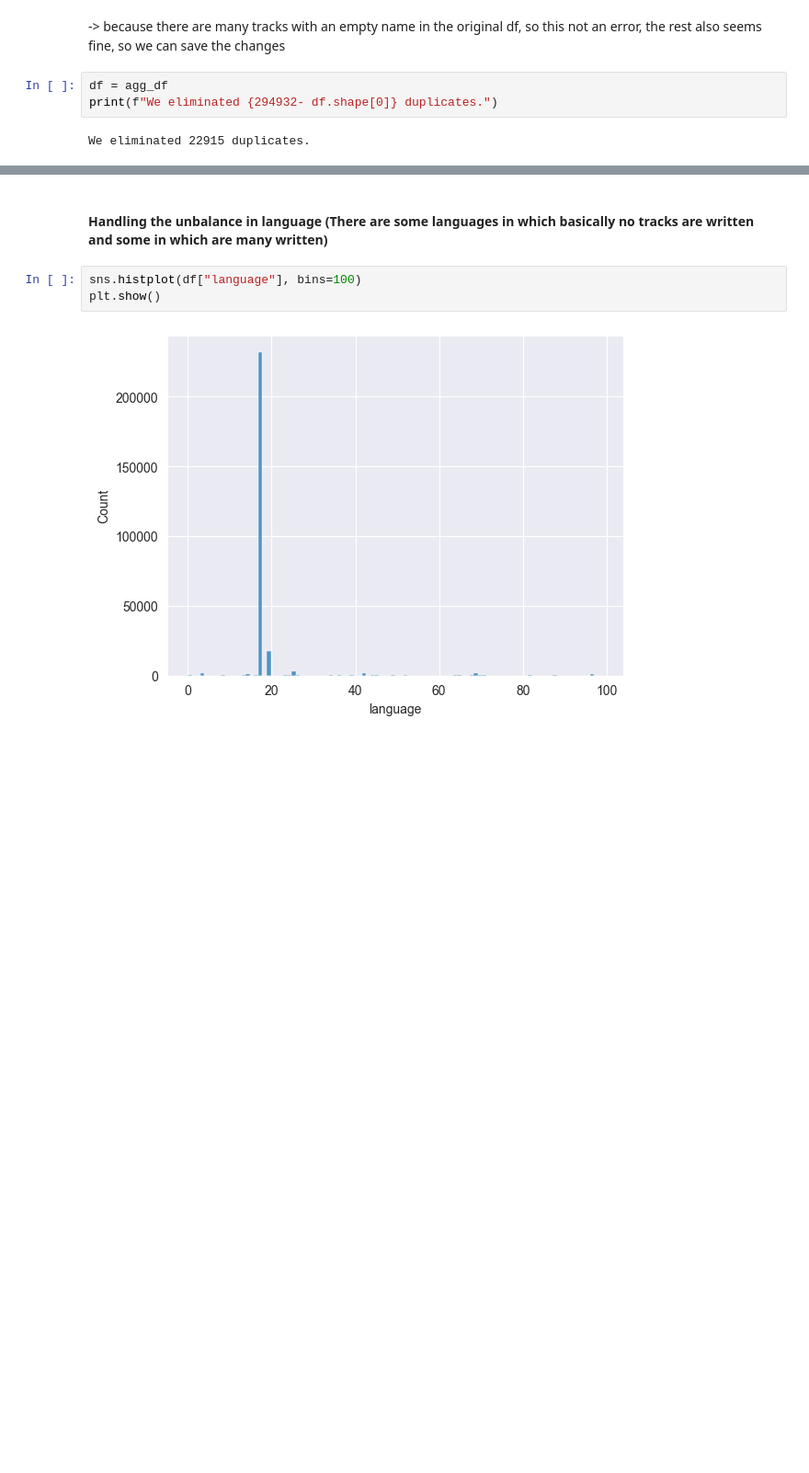
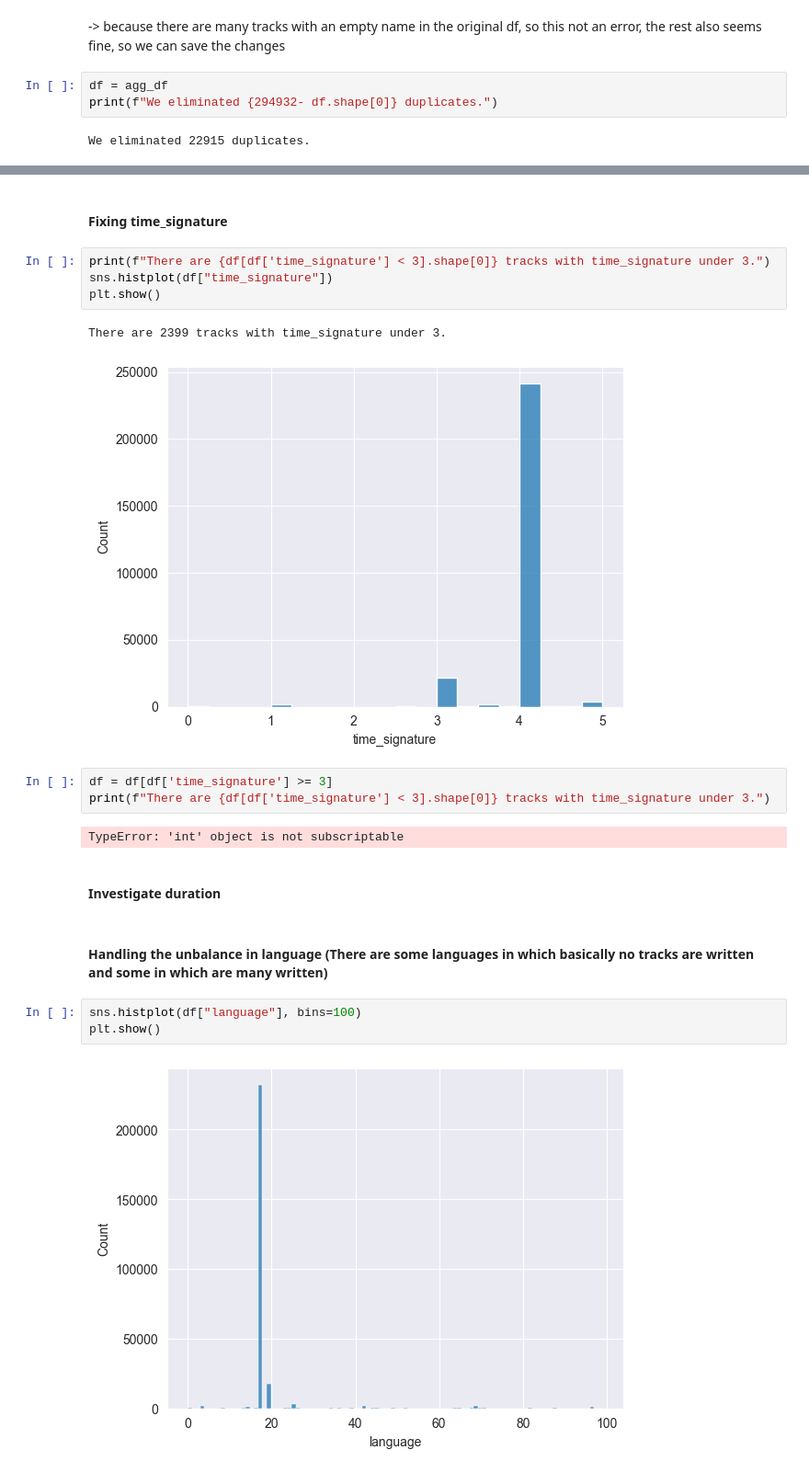
Before and after one commit to Florian-Dreyer/Spotify-Track-Popularity-Analyses, a Jupyter notebook: Popularity Prediction.ipynb, the cells around one changed output, grey strips where cells are left out. Shown: that part at 92% size. Saved outputs shown, nothing was run; the diff lists cells and outputs as text; blank space fills up the shorter version.

```diff
--- a/Popularity Prediction.ipynb
+++ b/Popularity Prediction.ipynb
@@ -496,3 +514,19 @@ We eliminated 22915 duplicates.
+# %% [markdown]
+#### Fixing time_signature
+# %%
+print(f"There are {df[df['time_signature'] < 3].shape[0]} tracks with time_signature under 3.")
+sns.histplot(df["time_signature"])
+plt.show()
+# %% [output]
+There are 2399 tracks with time_signature under 3.
+[figure, added]
+# %%
+df = df[df['time_signature'] >= 3]
+print(f"There are {df[df['time_signature'] < 3].shape[0]} tracks with time_signature under 3.")
+# %% [output]
+TypeError: 'int' object is not subscriptable
+# %% [markdown]
+#### Investigate duration
 # %% [markdown]
 #### Handling the unbalance in language (There are some languages in which basically no tracks are written and some in which are many written)
 # %%
```
Also changed, not shown: parts of 18 cells of this notebook.
